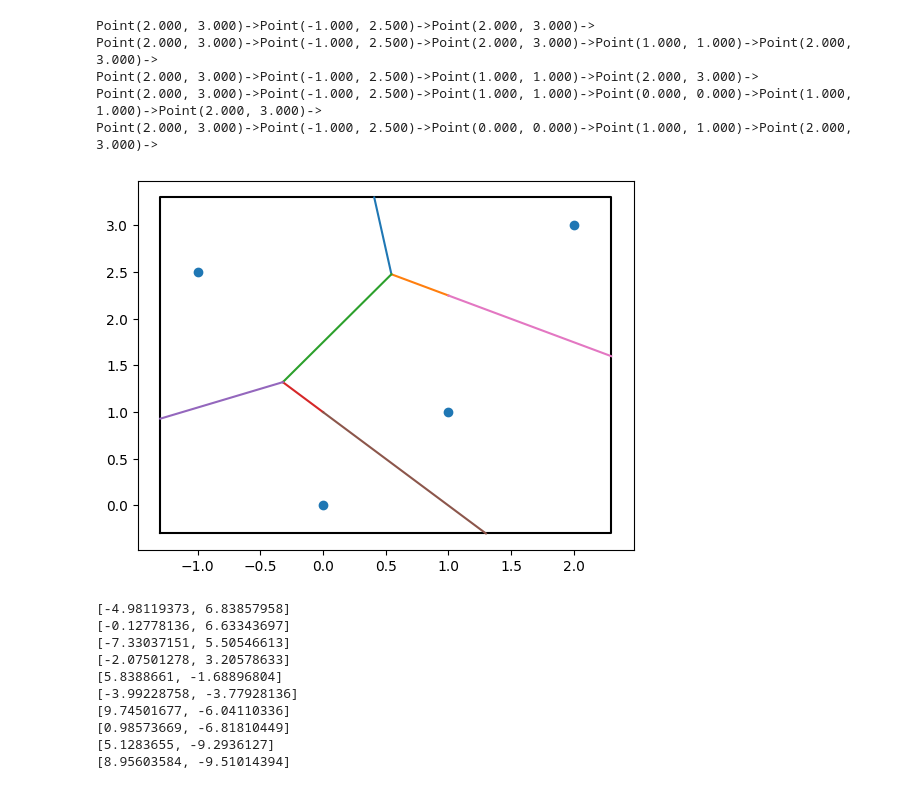
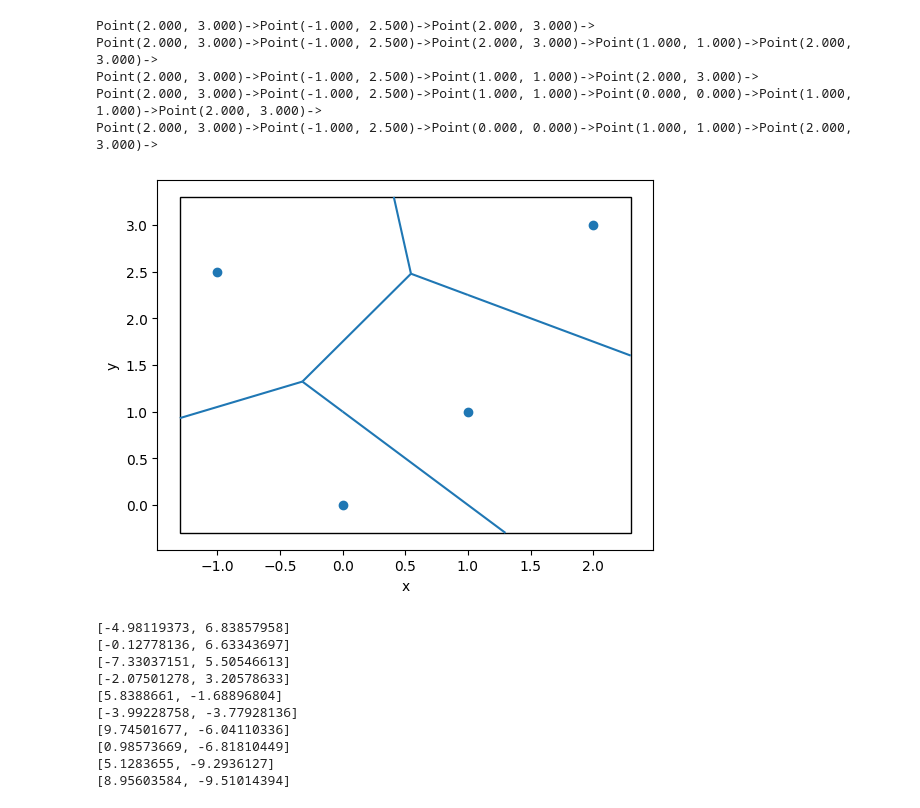
Before and after one commit to ReptilianEye/Voronoi-Diagram, a Jupyter notebook: test.ipynb, the cells around one changed output. Saved outputs shown, nothing was run; the diff lists cells and outputs as text; code cells hidden in the pictures.

```diff
--- a/test.ipynb
+++ b/test.ipynb
@@ -43,14 +43,14 @@ points = [(0, 0), (1, 1), (2, 3), (-1, 2.5)]
 # %%
 vor = Voronoi(points)
-vis = vor.get_voronoi()
+vis = vor.get_voronoi_visualised()
 vis.show()
 # %% [output]
 Point(2.000, 3.000)->Point(-1.000, 2.500)->Point(2.000, 3.000)->
 Point(2.000, 3.000)->Point(-1.000, 2.500)->Point(2.000, 3.000)->Point(1.000, 1.000)->Point(2.000, 3.000)->
 Point(2.000, 3.000)->Point(-1.000, 2.500)->Point(1.000, 1.000)->Point(2.000, 3.000)->
 Point(2.000, 3.000)->Point(-1.000, 2.500)->Point(1.000, 1.000)->Point(0.000, 0.000)->Point(1.000, 1.000)->Point(2.000, 3.000)->
 Point(2.000, 3.000)->Point(-1.000, 2.500)->Point(0.000, 0.000)->Point(1.000, 1.000)->Point(2.000, 3.000)->
-[figure, old version]
+[figure, new version]
 # %%
 def generate_uniform_points(left, right, n=10 ** 5):
     """
```
Also changed, not shown: parts of 8 cells of this notebook, 15 other files.
